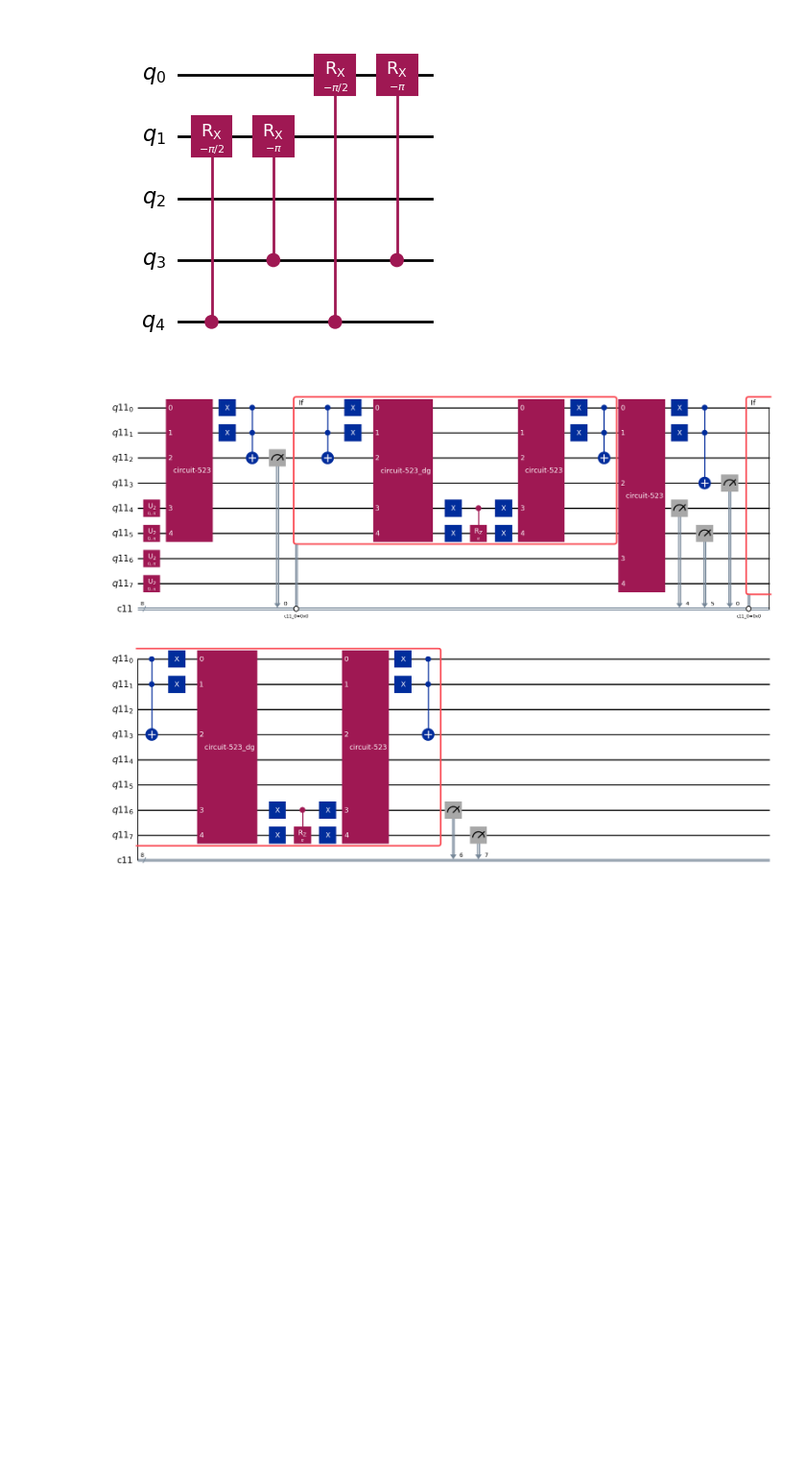
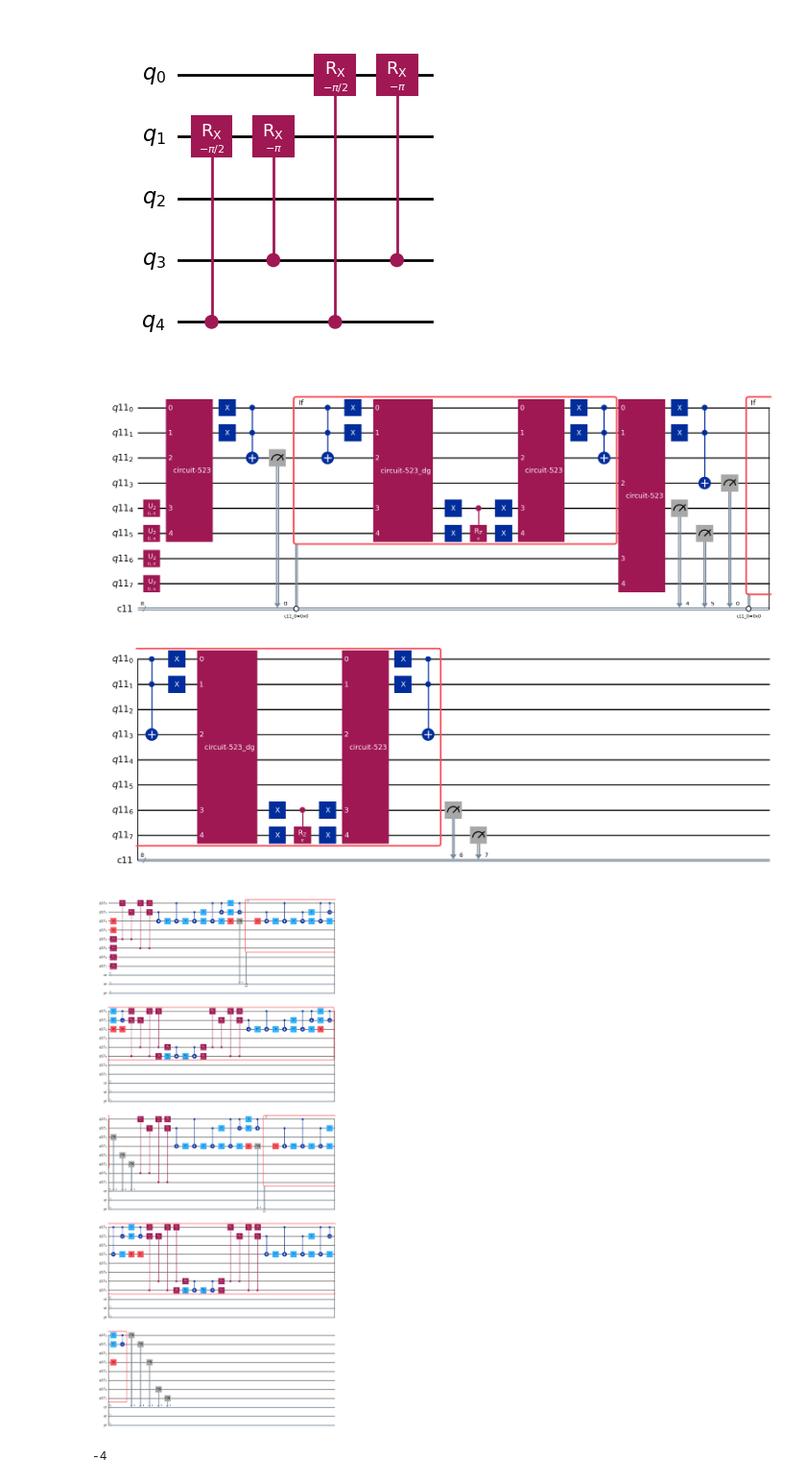
Before and after one commit to Jaybit0/QML, a Jupyter notebook: Qiskit_Modules/test.ipynb, the cells around one changed output. Shown at 96% size. Drawn from its saved outputs; the diff is of its cells as text; code cells hidden in the pictures; blank space fills up the shorter version.

Commit message:
Refactor classical register usage

```diff
--- a/Qiskit_Modules/test.ipynb
+++ b/Qiskit_Modules/test.ipynb
@@ -240,11 +240,11 @@ B = X.shape[1] # number of bits
 
 size = (N + 2 + 2*R) * B + B - 1
 
-qubits = QuantumRegister(size)
-cbits = ClassicalRegister(size)
+qr = QuantumRegister(size)
+cr = ClassicalRegister(size)
 
 # initialize circuit
-circuit = QuantumCircuit(qubits, cbits)
+circuit = QuantumCircuit(qr, cr)
 
 circuit.h(list(range(N*B + 2*B, (N + 2 + 2*R) * B + B - 1)))
 
@@ -274,10 +274,10 @@ for i in range(B):
     circuit.append(rx_bit_i, rx_lanes)
 
     # measure
-    circuit.measure(rx_target_index, cbits[0])
+    circuit.measure(rx_target_index, cr[0])
 
     # OAA
-    with circuit.if_test((cbits[0], 0)):
+    with circuit.if_test((cr[0], 0)):
         circuit.append(rx_bit_i.inverse(), rx_lanes)
         r0lstar_lanes = list(range(N*B + 2*B + 2*R*i, N*B + 2*B + 2*R*i + R))
         circuit.append(r0lstar, r0lstar_lanes)
@@ -301,10 +301,10 @@ for i in range(B):
     circuit.append(ry_bit_i, ry_lanes)
 
     # measure
-    circuit.measure(ry_target_index, cbits[0])
+    circuit.measure(ry_target_index, cr[0])
 
     # OAA
-    with circuit.if_test((cbits[0], 0)):
+    with circuit.if_test((cr[0], 0)):
         circuit.append(ry_bit_i.inverse(), ry_lanes)
         r0lstar_lanes = list(range(N*B + 2*B + 2*R*i + R, N*B + 2*B + 2*R*i + 2*R))
         circuit.append(r0lstar, r0lstar_lanes)
@@ -316,7 +316,7 @@ for i in range(B):
         # apply transition block
         circuit.append(transition_block, transition_lanes)
 
-circuit.measure(qubits[N*B + 2*B:N*B + 2*B + 2*R*B], cbits[N*B + 2*B:N*B + 2*B + 2*R*B])
+circuit.measure(qr[N*B + 2*B:N*B + 2*B + 2*R*B], cr[N*B + 2*B:N*B + 2*B + 2*R*B])
 
 decomposed = circuit.decompose()
 decomposed.draw(output='mpl')
@@ -339,11 +339,13 @@ def build_circuit(X, R):
 
 	size = (N + 2 + 2*R) * B + B - 1
 
-	qubits = QuantumRegister(size)
-	cbits = ClassicalRegister(size)
+	qr = QuantumRegister(size)
+	cr = ClassicalRegister(size, name='cr')
+	xr = ClassicalRegister(1, name='xr')
+	yr = ClassicalRegister(1, name='yr')
 
 	# initialize circuit
-	circuit = QuantumCircuit(qubits, cbits)
+	circuit = QuantumCircuit(qr, cr, xr, yr)
 
 	circuit.h(list(range(N*B + 2*B, (N + 2 + 2*R) * B + B - 1)))
 
@@ -373,10 +375,10 @@ def build_circuit(X, R):
 		circuit.append(rx_bit_i, rx_lanes)
 
 		# measure
-		circuit.measure(rx_target_index, cbits[0])
+		circuit.measure(rx_target_index, xr)
 
 		# OAA
-		with circuit.if_test((cbits[0], 0)):
+		with circuit.if_test((xr, 0)):
 			circuit.append(rx_bit_i.inverse(), rx_lanes)
 			r0lstar_lanes = list(range(N*B + 2*B + 2*R*i, N*B + 2*B + 2*R*i + R))
 			circuit.append(r0lstar, r0lstar_lanes)
@@ -400,10 +402,10 @@ def build_circuit(X, R):
 		circuit.append(ry_bit_i, ry_lanes)
 
 		# measure
-		circuit.measure(ry_target_index, cbits[0])
+		circuit.measure(ry_target_index, yr)
 
 		# OAA
-		with circuit.if_test((cbits[0], 0)):
+		with circuit.if_test((yr, 0)):
 			circuit.append(ry_bit_i.inverse(), ry_lanes)
 			r0lstar_lanes = list(range(N*B + 2*B + 2*R*i + R, N*B + 2*B + 2*R*i + 2*R))
 			circuit.append(r0lstar, r0lstar_lanes)
@@ -415,6 +417,24 @@ def build_circuit(X, R):
 			# apply transition block
 			circuit.append(transition_block, transition_lanes)
 
-	circuit.measure(qubits[N*B + 2*B:N*B + 2*B + 2*R*B], cbits[N*B + 2*B:N*B + 2*B + 2*R*B])
+	circuit.measure(qr, cr)
 
 	return circuit
+# %%
+X = [[0], [1]]
+R = 2
+circuit = build_circuit(X, R)
+decomposed = circuit.decompose(reps=2)
+decomposed.draw(output='mpl')
+# %% [output]
+[figure, added]
+# %%
+# convert to NP array
+X = np.array(X)
+
+N = X.shape[0] # number of data points
+B = X.shape[1] # number of bits
+
+(N*B + 2*B) - (N*B + 2*B + 2*R*B)
+# %% [output]
+-4
```
Also changed, not shown: parts of 6 cells of this notebook.
